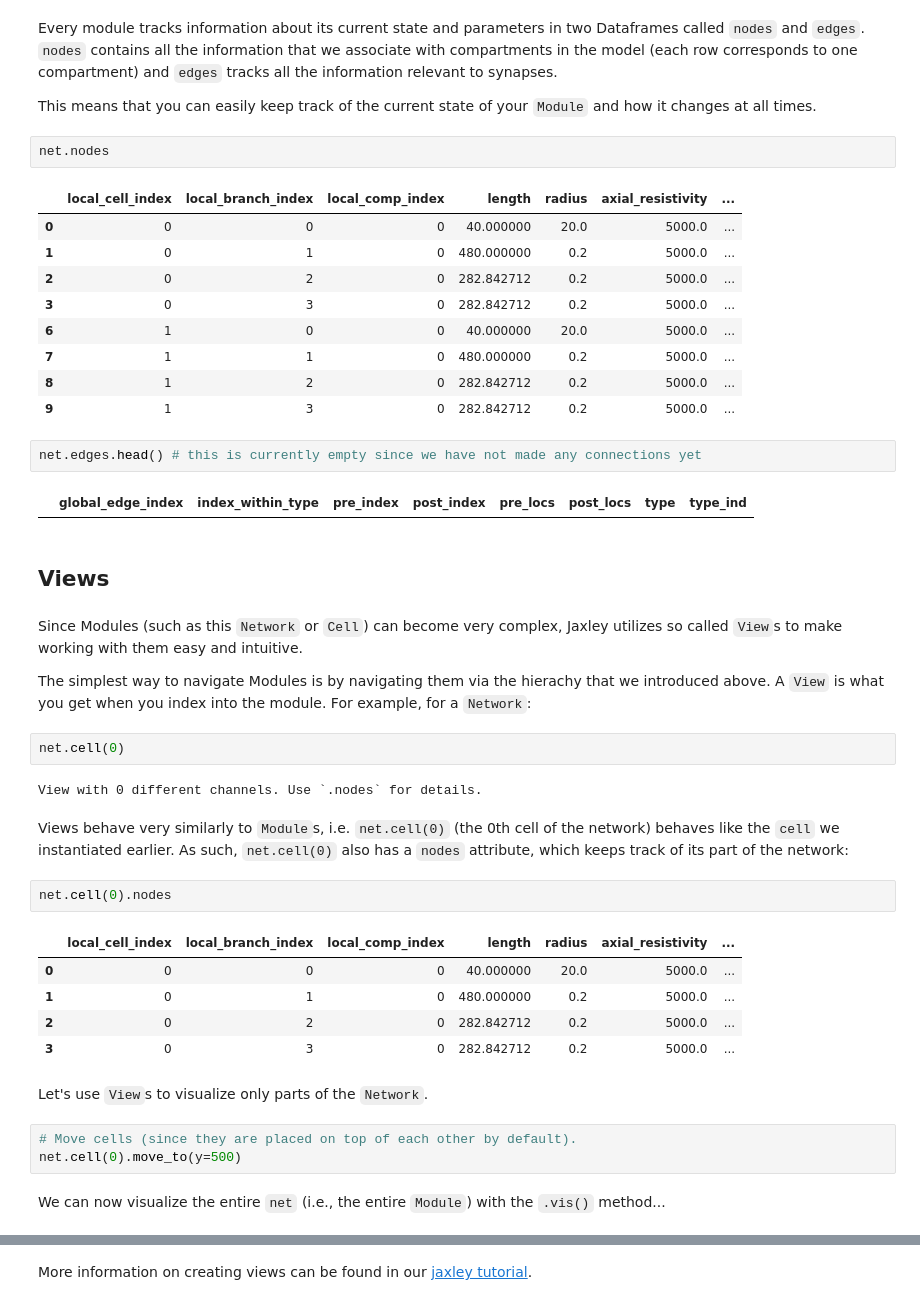
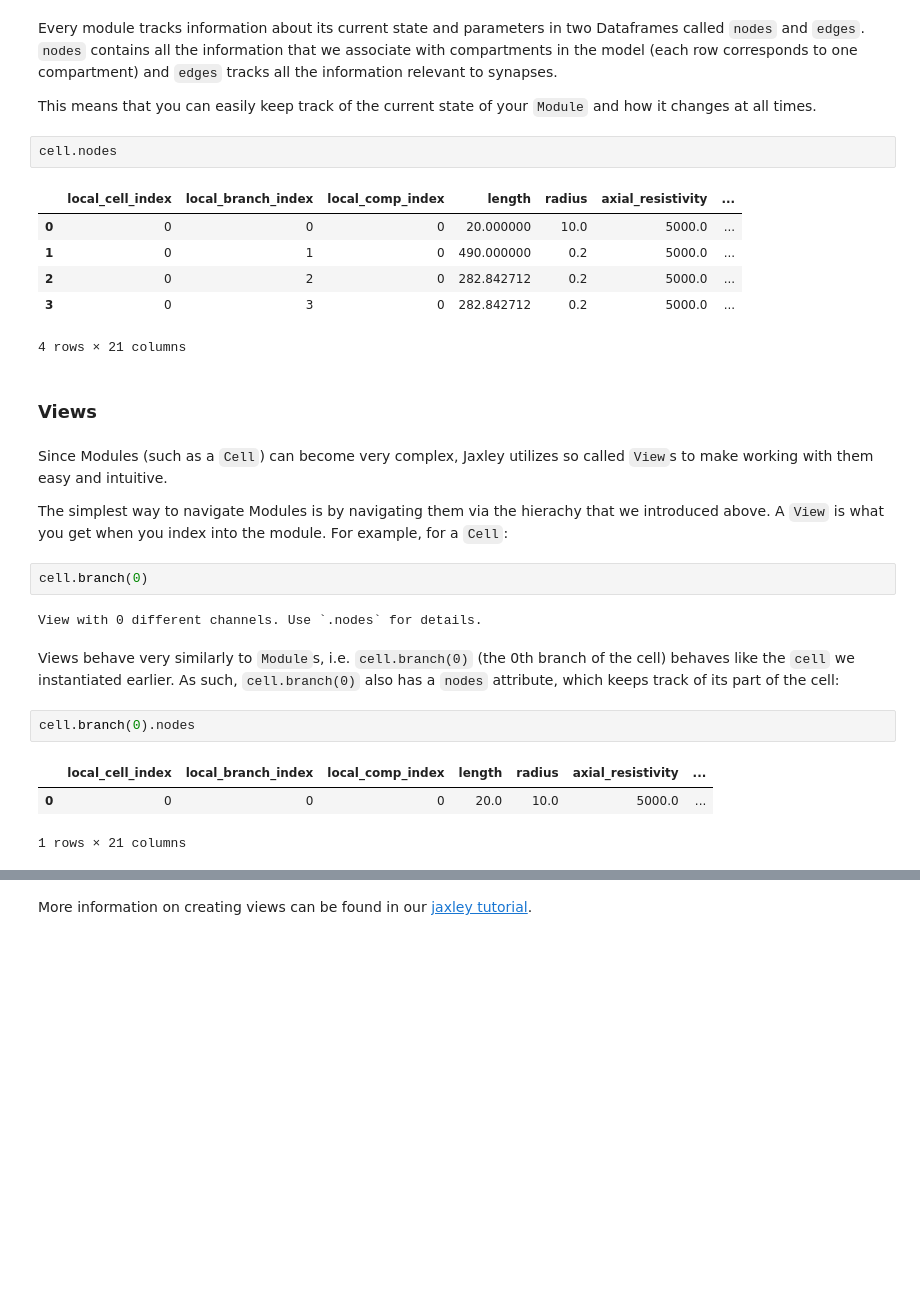
Before and after one commit to r-makarov/cns2025tutorial, a Jupyter notebook: jaxley_tutorial.ipynb, the cells around one changed output, grey strips where cells are left out. Drawn from its saved outputs; the diff is of its cells as text; blank space fills up the shorter version.

```diff
--- a/jaxley_tutorial.ipynb
+++ b/jaxley_tutorial.ipynb
@@ -50,45 +31,29 @@ Every module tracks information about its current state and parameters in two Da
 
 This means that you can easily keep track of the current state of your `Module` and how it changes at all times.
 # %%
-net.nodes
+cell.nodes
 # %% [output]
 |  | local_cell_index | local_branch_index | local_comp_index | length | radius | axial_resistivity | ... |
-| 0 | 0 | 0 | 0 | 40.000000 | 20.0 | 5000.0 | ... |
-| 1 | 0 | 1 | 0 | 480.000000 | 0.2 | 5000.0 | ... |
+| 0 | 0 | 0 | 0 | 20.000000 | 10.0 | 5000.0 | ... |
+| 1 | 0 | 1 | 0 | 490.000000 | 0.2 | 5000.0 | ... |
 | 2 | 0 | 2 | 0 | 282.842712 | 0.2 | 5000.0 | ... |
 | 3 | 0 | 3 | 0 | 282.842712 | 0.2 | 5000.0 | ... |
-| 6 | 1 | 0 | 0 | 40.000000 | 20.0 | 5000.0 | ... |
-| 7 | 1 | 1 | 0 | 480.000000 | 0.2 | 5000.0 | ... |
-| 8 | 1 | 2 | 0 | 282.842712 | 0.2 | 5000.0 | ... |
-| 9 | 1 | 3 | 0 | 282.842712 | 0.2 | 5000.0 | ... |
+4 rows × 21 columns
-# %%
-net.edges.head() # this is currently empty since we have not made any connections yet
-# %% [output]
-|  | global_edge_index | index_within_type | pre_index | post_index | pre_locs | post_locs | type | type_ind |
 # %% [markdown]
-## Views
+### Views
 # %% [markdown]
-Since Modules (such as this `Network` or `Cell`) can become very complex, Jaxley utilizes so called `View`s to make working with them easy and intuitive.
+Since Modules (such as a `Cell`) can become very complex, Jaxley utilizes so called `View`s to make working with them easy and intuitive.
 
-The simplest way to navigate Modules is by navigating them via the hierachy that we introduced above. A `View` is what you get when you index into the module. For example, for a `Network`:
+The simplest way to navigate Modules is by navigating them via the hierachy that we introduced above. A `View` is what you get when you index into the module. For example, for a `Cell`:
-# %%
-net.cell(0)
-# %% [output]
-View with 0 different channels. Use `.nodes` for details.
+# %%
+cell.branch(0)
+# %% [output]
+View with 0 different channels. Use `.nodes` for details.
 # %% [markdown]
-Views behave very similarly to `Module`s, i.e. `net.cell(0)` (the 0th cell of the network) behaves like the `cell` we instantiated earlier. As such, `net.cell(0)` also has a `nodes` attribute, which keeps track of its part of the network:
+Views behave very similarly to `Module`s, i.e. `cell.branch(0)` (the 0th branch of the cell) behaves like the `cell` we instantiated earlier. As such, `cell.branch(0)` also has a `nodes` attribute, which keeps track of its part of the cell:
 # %%
-net.cell(0).nodes
+cell.branch(0).nodes
 # %% [output]
 |  | local_cell_index | local_branch_index | local_comp_index | length | radius | axial_resistivity | ... |
-| 0 | 0 | 0 | 0 | 40.000000 | 20.0 | 5000.0 | ... |
-| 1 | 0 | 1 | 0 | 480.000000 | 0.2 | 5000.0 | ... |
-| 2 | 0 | 2 | 0 | 282.842712 | 0.2 | 5000.0 | ... |
-| 3 | 0 | 3 | 0 | 282.842712 | 0.2 | 5000.0 | ... |
+| 0 | 0 | 0 | 0 | 20.0 | 10.0 | 5000.0 | ... |
+1 rows × 21 columns
-# %% [markdown]
-Let's use `View`s to visualize only parts of the `Network`.
-# %%
-# Move cells (since they are placed on top of each other by default).
-net.cell(0).move_to(y=500)
-# %% [markdown]
-We can now visualize the entire `net` (i.e., the entire `Module`) with the `.vis()` method...
```
Also changed, not shown: parts of 102 cells of this notebook, 1 other file.
